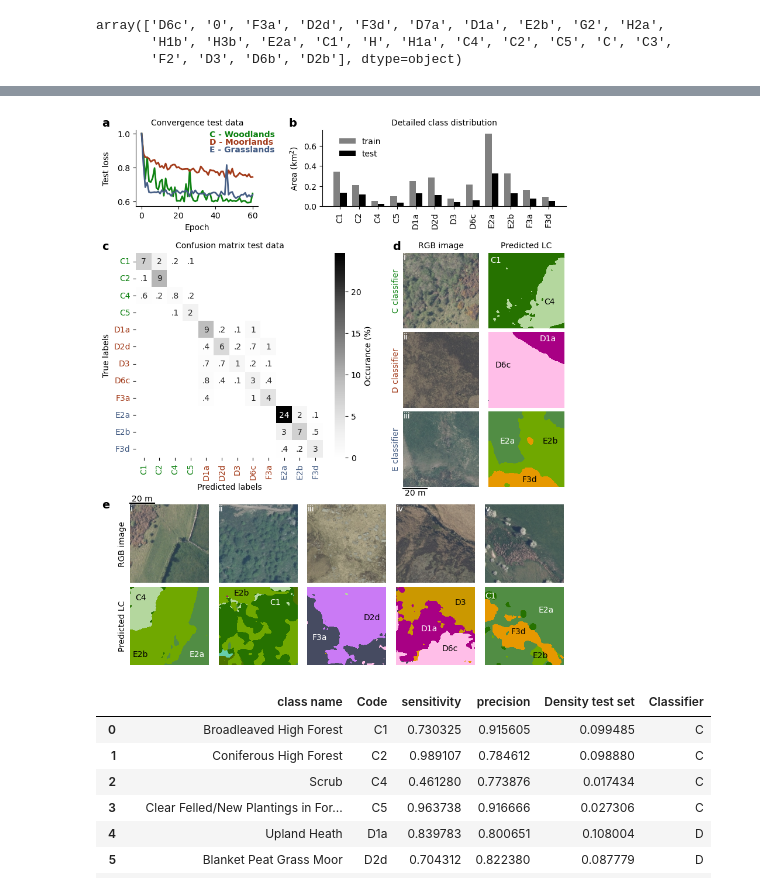
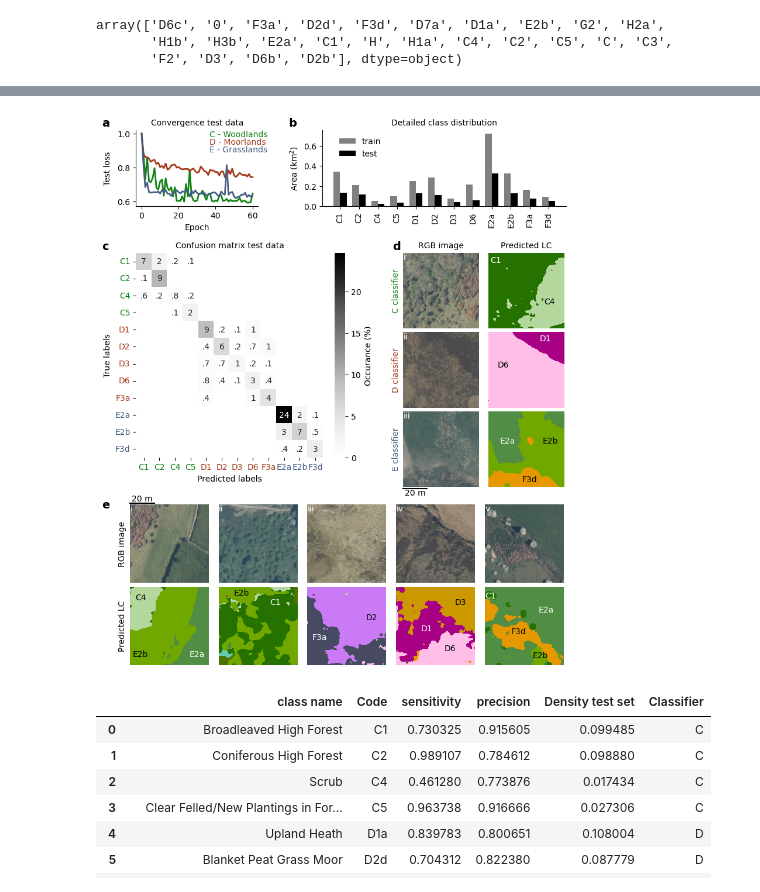
Before and after one commit to pdnpa/cnn-land-cover, a Jupyter notebook: notebooks/Figure CNN performance.ipynb, the cells around one changed output, grey strips where cells are left out. Saved outputs shown, nothing was run; the diff lists cells and outputs as text; code cells hidden in the pictures.

```diff
--- a/notebooks/Figure CNN performance.ipynb
+++ b/notebooks/Figure CNN performance.ipynb
@@ -432,7 +432,7 @@ ax_conv.set_title('Convergence test data')
 #   'Agro-Pastoral Land'
 for i_lab, label in enumerate(['C', 'D', 'E']):
     ax_conv.text(0.6, 1 - 0.1 * i_lab, dict_labels_full[label], transform=ax_conv.transAxes,
-                 ha='left', va='top', color=dict_colour[label], weight='bold')
+                 ha='left', va='top', color=dict_colour[label])
 
 ax_distr = fig.add_subplot(gs_data[1])
 ax_distr, classes_plot = lcv.plot_distribution_train_test_classes(dict_pols_per_patch=dict_pols_detailed_rand,
@@ -440,7 +440,8 @@ ax_distr, classes_plot = lcv.plot_distribution_train_test_classes(dict_pols_per_
                                          ax=ax_distr, dict_train_test_split=dict_tile_patches,
                                          col_name_class='Class_low', rotation_xticklabels=90,
                                          classes_ignore=['0', 'C3', 'D2b', 'D6b', 'D7a', 'F2', 'F', 'G', 'G2',
-                                                         'H', 'H1a', 'H1b', 'H2a', 'H2b', 'H3a', 'H3b'])
+                                                         'H', 'H1a', 'H1b', 'H2a', 'H2b', 'H3a', 'H3b'],
+                                         class_codes_override={'D1a': 'D1', 'D2d': 'D2', 'D6c': 'D6'})
 ax_distr.set_title('Detailed class distribution')
 lcv.despine(ax_distr)
 ax_distr.legend(loc='upper left', bbox_to_anchor=(0.04, 1.0), frameon=False)
@@ -479,8 +480,9 @@ for key, conf_mat in dict_conf_mats.items():
 ax_conf = fig.add_subplot(gs_conf[0])
 tmp = lcv.plot_confusion_summary(conf_mat=total_conf_mat, normalise_hm=True, ax_hm=ax_conf,
                                class_name_list=total_class_name_list,
-                               fmt_annot='.1f', print_table=False, suppress_zero_annot=True,
-                               dict_override_shortcuts={'Scrub': 'C4'})
+                               dict_override_shortcuts={'Scrub': 'C4', 'Upland Heath': 'D1', 'Blanket Peat Grass Moor': 'D2',
+                                                          'Upland Heath/Blanket Peat Mosaic': 'D6'},
+                               fmt_annot='.1f', print_table=False, suppress_zero_annot=True)
 df_stats_per_detailed_class = tmp[0]
 ax_conf.set_title('Confusion matrix test data')
 start_ind = 0
@@ -579,8 +581,8 @@ for i_plot in [0, 7]:
 ## LC labels:
 ax_lcs[5].text(s='C4', x=380, y=330, ha='left', va='center', zorder=5, c='k')
 ax_lcs[5].text(s='C1', x=50, y=50, ha='center', va='center', zorder=5, c='w')
-ax_lcs[6].text(s='D1a', x=350, y=70, ha='left', va='bottom', zorder=5, c='w', clip_on=False)
-ax_lcs[6].text(s='D6c', x=100, y=250, ha='center', va='bottom', zorder=5, c='k')
+ax_lcs[6].text(s='D1', x=350, y=70, ha='left', va='bottom', zorder=5, c='w', clip_on=False)
+ax_lcs[6].text(s='D6', x=100, y=250, ha='center', va='bottom', zorder=5, c='k')
 ax_lcs[7].text(s='E2a', x=130, y=200, ha='center', va='center', zorder=5, c='w')
 ax_lcs[7].text(s='E2b', x=420, y=200, ha='center', va='center', zorder=5, c='k', clip_on=False)
 ax_lcs[7].text(s='F3d', x=280, y=460, ha='center', va='center', zorder=5, c='k', clip_on=False)
@@ -594,12 +596,12 @@ ax_lcs[0].text(s='C4', x=70, y=70, ha='center', va='center', zorder=5, c='k')
 ax_lcs[1].text(s='E2b', x=150, y=40, ha='center', va='center', zorder=5, c='k')
 ax_lcs[1].text(s='C1', x=370, y=100, ha='center', va='center', zorder=5, c='w')
 
-ax_lcs[2].text(s='D2d', x=420, y=200, ha='center', va='center', zorder=5, c='k', clip_on=False)
+ax_lcs[2].text(s='D2', x=420, y=200, ha='center', va='center', zorder=5, c='k', clip_on=False)
 ax_lcs[2].text(s='F3a', x=80, y=330, ha='center', va='center', zorder=5, c='w')
 
 ax_lcs[3].text(s='D3', x=420, y=100, ha='center', va='center', zorder=5, c='k')
-ax_lcs[3].text(s='D1a', x=160, y=300, ha='left', va='bottom', zorder=5, c='w', clip_on=False)
-ax_lcs[3].text(s='D6c', x=350, y=430, ha='center', va='bottom', zorder=5, c='k')
+ax_lcs[3].text(s='D1', x=160, y=300, ha='left', va='bottom', zorder=5, c='w', clip_on=False)
+ax_lcs[3].text(s='D6', x=350, y=430, ha='center', va='bottom', zorder=5, c='k')
 
 ax_lcs[4].text(s='E2a', x=400, y=150, ha='center', va='center', zorder=5, c='w')
 ax_lcs[4].text(s='F3d', x=220, y=290, ha='center', va='center', zorder=5, c='k', clip_on=False)
@@ -620,4 +624,4 @@ if save_fig:
-[figure, old version]
+[figure, new version]
 # %%
 ## rename column name:
 df_stats_per_detailed_class = df_stats_per_detailed_class.rename(columns={'class shortcut': 'Code',
```
Also changed, not shown: parts of 1 cell of this notebook, 2 other files.
